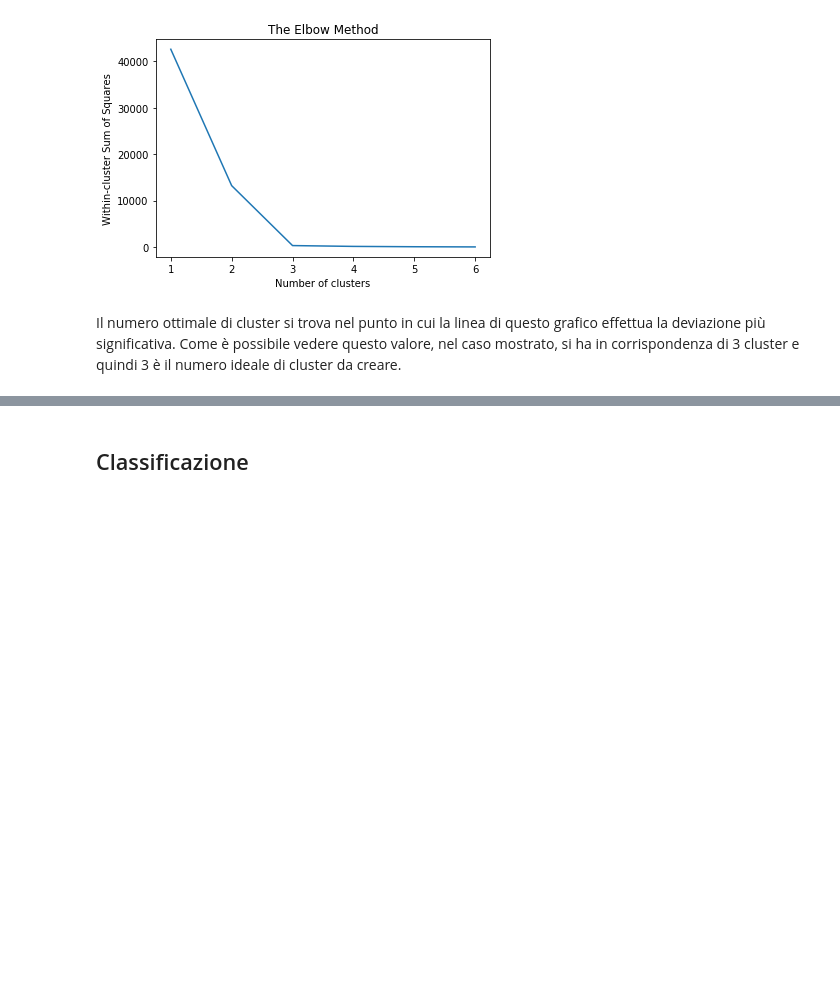
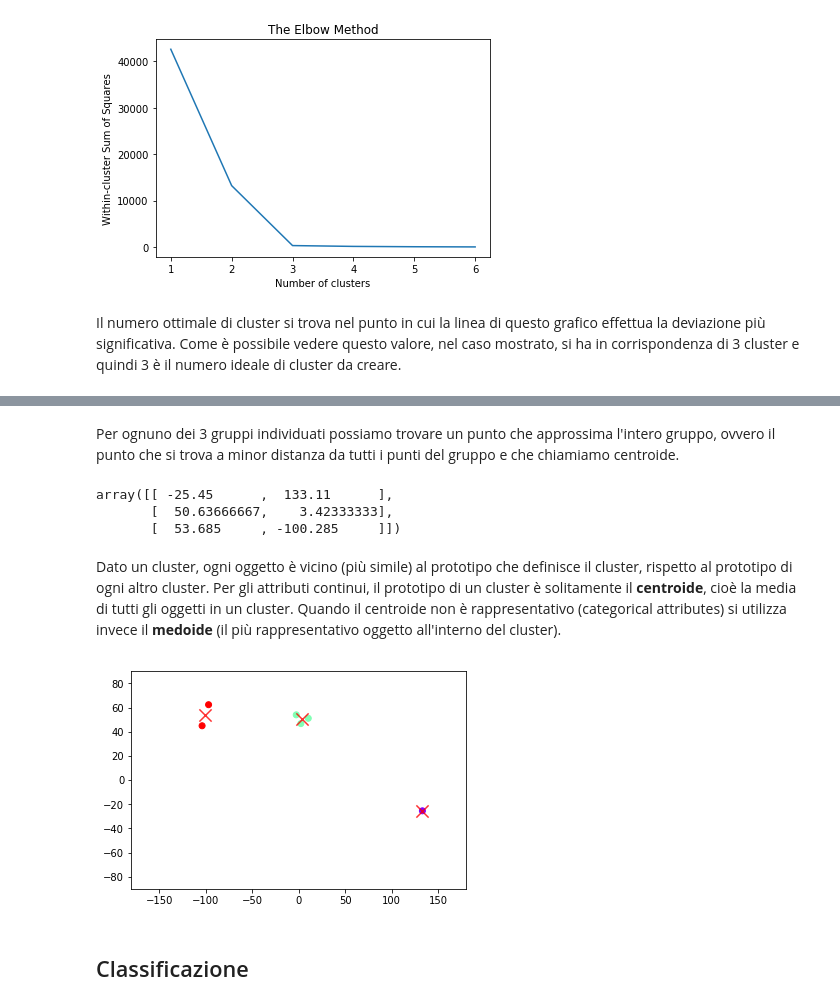
Before and after one commit to PietroDS/DataScience-HEP, a Jupyter notebook: Lezioni/Lezione 5.A - Clusterizzazione e Classificazione.ipynb, the cells around one changed output, grey strips where cells are left out. Cells and saved outputs as stored; diff of their text form; code cells hidden in the pictures; blank space fills up the shorter version.

```diff
--- a/Lezioni/Lezione 5.A - Clusterizzazione e Classificazione.ipynb
+++ b/Lezioni/Lezione 5.A - Clusterizzazione e Classificazione.ipynb
@@ -216,0 +223,8 @@ Il numero ottimale di cluster si trova nel punto in cui la linea di questo grafi
+# %%
+kmeans = KMeans(3)
+kmeans.fit(x)
+identified_clusters = kmeans.fit_predict(x)
+
+data_with_clusters = data.copy()
+data_with_clusters['Cluster'] = identified_clusters
+data_with_clusters
@@ -217,3 +239,25 @@ Il numero ottimale di cluster si trova nel punto in cui la linea di questo grafi
+# %% [markdown]
+Per ognuno dei 3 gruppi individuati possiamo trovare un punto che approssima l'intero gruppo, ovvero il punto che si trova a minor distanza da tutti i punti del gruppo e che chiamiamo centroide.
+# %%
+centroids = kmeans.cluster_centers_
+centroids
+# %% [output]
+array([[ -25.45      ,  133.11      ],
+       [  50.63666667,    3.42333333],
+       [  53.685     , -100.285     ]])
+# %% [markdown]
+Dato un cluster, ogni oggetto è vicino (più simile) al prototipo che definisce il cluster, rispetto al prototipo di ogni altro cluster.
+Per gli attributi continui, il prototipo di un cluster è solitamente il **centroide**, cioè la media di tutti gli oggetti in un cluster.
+Quando il centroide non è rappresentativo (categorical attributes) si utilizza invece il **medoide** (il più rappresentativo oggetto all'interno del cluster).
+# %%
+plt.scatter(data_with_clusters['Longitude'], data_with_clusters['Latitude'], c=data_with_clusters['Cluster'], cmap='rainbow')
+plt.xlim(-180, 180)
+plt.ylim(-90, 90)
+
+plt.scatter(centroids[:,1], centroids[:,0], marker='x', c='red', alpha=0.8, linewidths=3, s=150)
+plt.show()
+# %% [output]
+[figure, added]
 # %% [markdown]
 <a id='section2'></a>
 ## Classificazione
```
Also changed, not shown: parts of 5 cells of this notebook.
